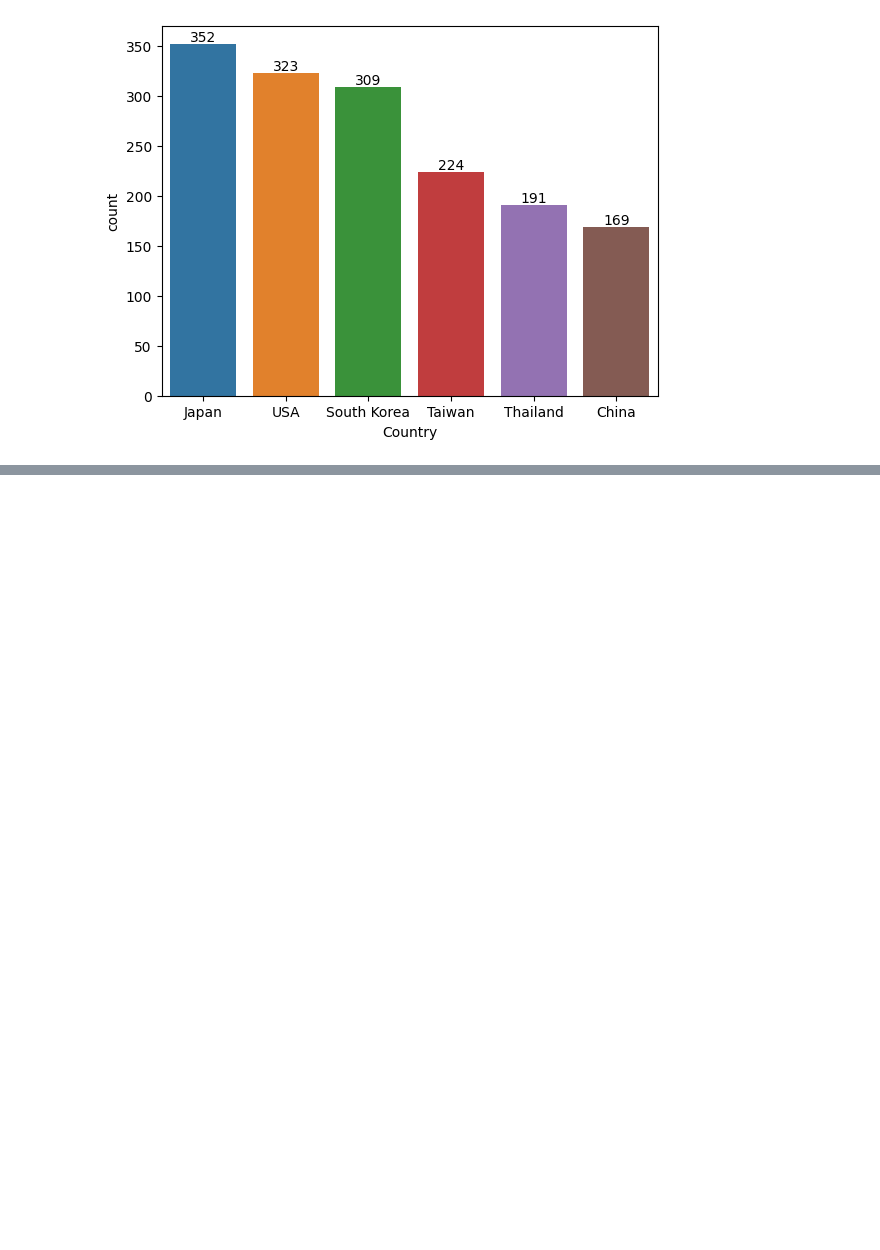
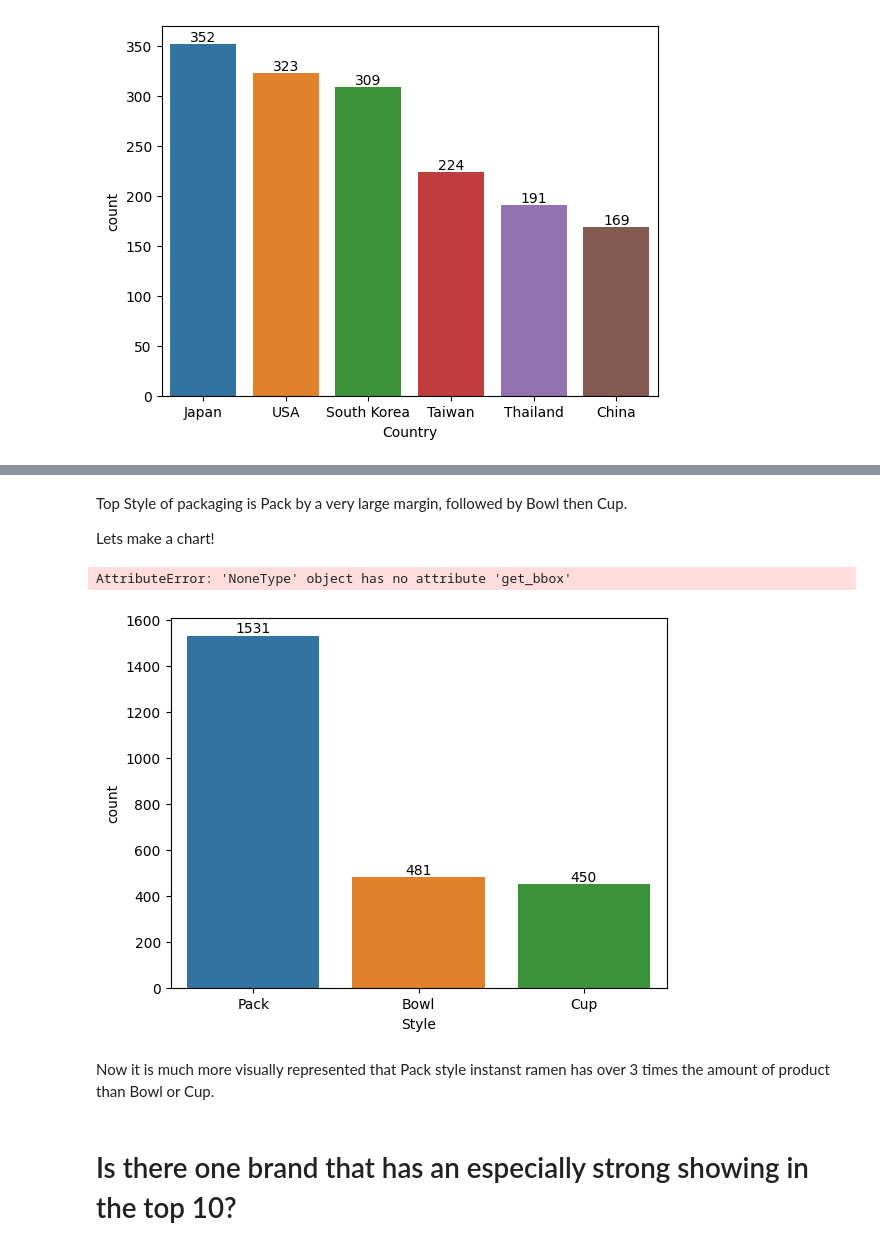
Before and after one commit to bsstibich/Data_Analysis_Portfolio, a Jupyter notebook: ramen_ratings/ramen_ratings.ipynb, the cells around one changed output, grey strips where cells are left out. Drawn from its saved outputs; the diff is of its cells as text; code cells hidden in the pictures; blank space fills up the shorter version.

Commit message:
More progress on basic ramen_ratings questions as
-added an early version of the html

```diff
--- a/ramen_ratings/ramen_ratings.ipynb
+++ b/ramen_ratings/ramen_ratings.ipynb
@@ -109,0 +130,26 @@ AttributeError: 'NoneType' object has no attribute 'get_bbox'
+# %% [markdown]
+Top Style of packaging is Pack by a very large margin, followed by Bowl then Cup.
+
+Lets make a chart!
+# %%
+#Seperate the top countries into their own dataframes for easy concatenation
+df_pack = df.loc[df['Style'] == 'Pack']
+df_bowl = df.loc[df['Style'] == 'Bowl']
+df_cup = df.loc[df['Style'] == 'Cup']
+
+#Use pd.concat function to combine all the top countries into a new dataframe
+df_top_styles = pd.concat([df_pack, df_bowl, df_cup])
+df_top_styles.head()
+df_top_styles.Style.unique()
+
+#Countplot would be ideal for showing which country has the most
+countplot = sns.countplot(x='Style', data=df_top_styles)
+
+countplot.bar_label(container=countplot.containers[0], labels=df.Style.value_counts())
+# %% [output]
+AttributeError: 'NoneType' object has no attribute 'get_bbox'
+[figure, added]
+# %% [markdown]
+Now it is much more visually represented that Pack style instanst ramen has over 3 times the amount of product than Bowl or Cup.
+# %% [markdown]
+# Is there one brand that has an especially strong showing in the top 10?
```
Also changed, not shown: parts of 14 cells of this notebook, 1 other file.
